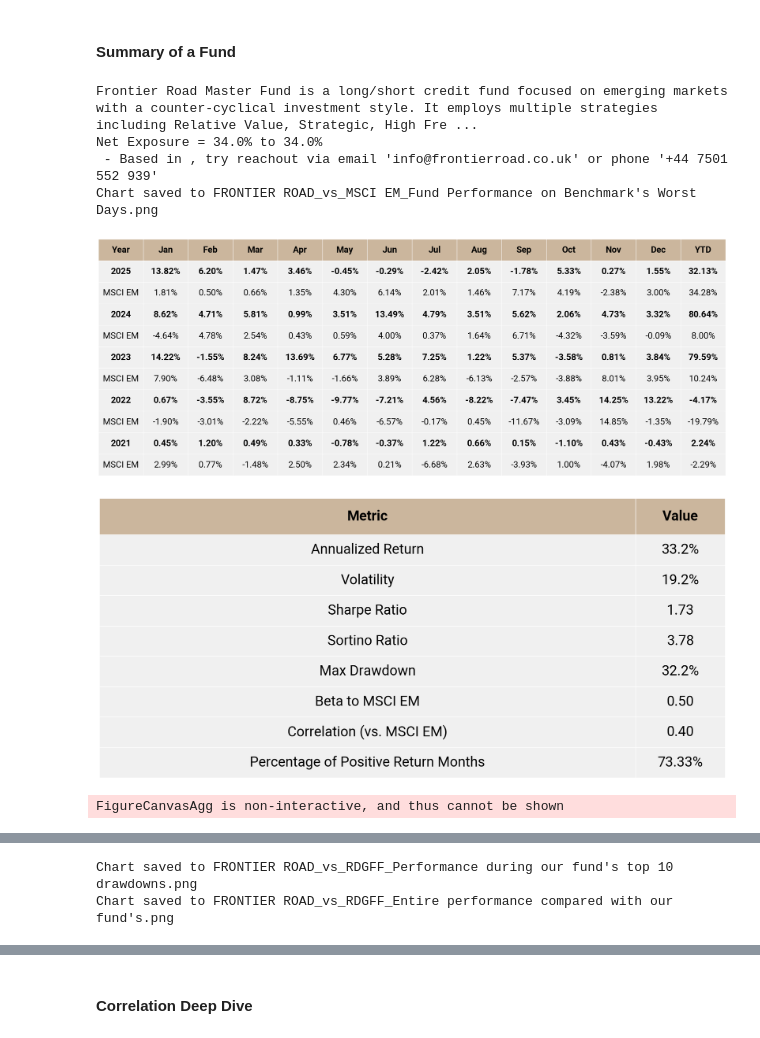
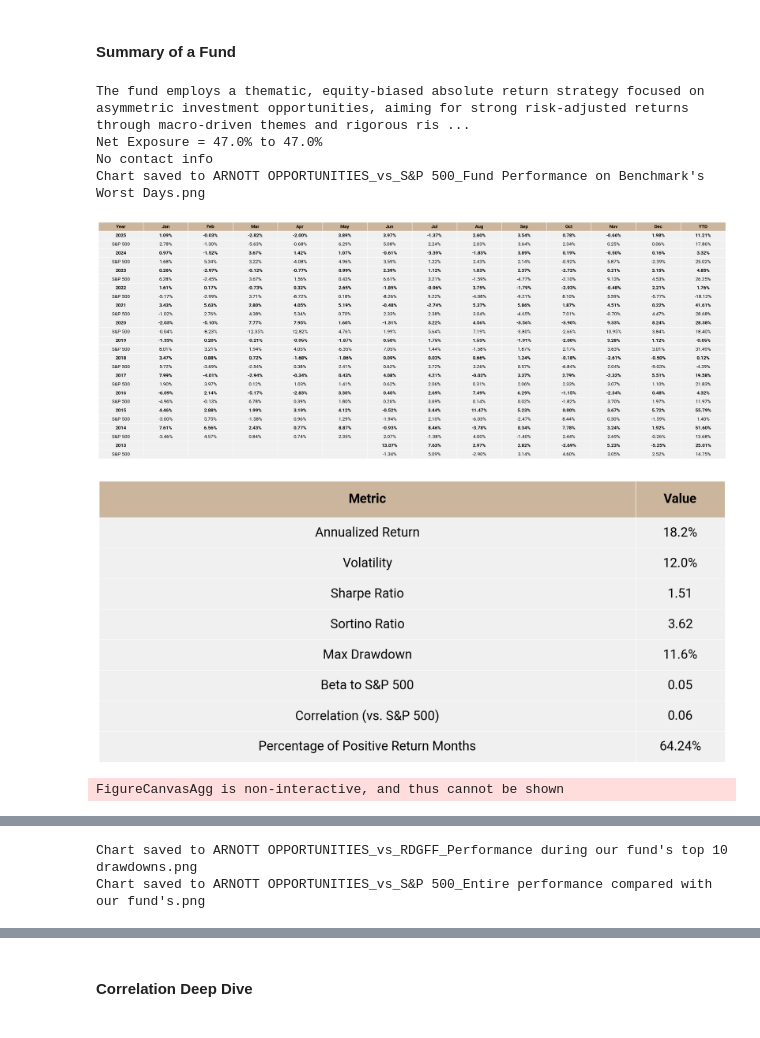
Before and after one commit to python-Marsh/fofproject, a Jupyter notebook: fund_workstation.ipynb, the cells around one changed output, grey strips where cells are left out. Cells and saved outputs as stored; diff of their text form; code cells hidden in the pictures.

```diff
--- a/fund_workstation.ipynb
+++ b/fund_workstation.ipynb
@@ -223,15 +219,15 @@ print(stats)
 #### Summary of a Fund
 # %%
 # our_index = ['EUREKAHEDGE WORLD', 'MSCI CHINA',	'MSCI WORLD', 'EUREKAHEDGE ASIA', 'TOPIX', 'S&P 500', 'SOX', 'KOSPI', 'TAIEX', 'MSCI EM', 'RUSSELL 2000', 'STOXX 600', 'STOXX 50', 'FTSE UK', 'US HEALTHCARE', 'US FINANCIAL', 'US ENERGY', 'COMMODITY']
-fund_name = 'FRONTIER ROAD'
-funds[fund_name].summary_of_a_fund(benchmark_fund=funds['MSCI EM'],language="en",save=True)
+fund_name = 'ARNOTT OPPORTUNITIES'
+funds[fund_name].summary_of_a_fund(benchmark_fund=funds['S&P 500'],language="en",save=True)
 funds[fund_name].compare_worst_performance(funds['RDGFF'], title="Performance during our fund's top 10 drawdowns", n_worst=10,  save=True)
-funds[fund_name].compare_worst_performance(funds['RDGFF'], title="Entire performance compared with our fund's" ,n_worst=100,  save=True)
+funds[fund_name].compare_worst_performance(funds['S&P 500'], title="Entire performance compared with our fund's" ,n_worst=100,  save=True)
 # %% [output]
-Frontier Road Master Fund is a long/short credit fund focused on emerging markets with a counter-cyclical investment style. It employs multiple strategies including Relative Value, Strategic, High Fre ...
-Net Exposure = 34.0% to 34.0%
- - Based in , try reachout via email 'info@frontierroad.co.uk' or phone '+44 7501 552 939'
-Chart saved to FRONTIER ROAD_vs_MSCI EM_Fund Performance on Benchmark's Worst Days.png
+The fund employs a thematic, equity-biased absolute return strategy focused on asymmetric investment opportunities, aiming for strong risk-adjusted returns through macro-driven themes and rigorous ris ...
+Net Exposure = 47.0% to 47.0%
+No contact info
+Chart saved to ARNOTT OPPORTUNITIES_vs_S&P 500_Fund Performance on Benchmark's Worst Days.png
-[figure, old version]
+[figure, new version]
-[figure, old version]
+[figure, new version]
 FigureCanvasAgg is non-interactive, and thus cannot be shown
@@ -238,2 +237,2 @@ FigureCanvasAgg is non-interactive, and thus cannot be shown
-Chart saved to FRONTIER ROAD_vs_RDGFF_Performance during our fund's top 10 drawdowns.png
-Chart saved to FRONTIER ROAD_vs_RDGFF_Entire performance compared with our fund's.png
+Chart saved to ARNOTT OPPORTUNITIES_vs_RDGFF_Performance during our fund's top 10 drawdowns.png
+Chart saved to ARNOTT OPPORTUNITIES_vs_S&P 500_Entire performance compared with our fund's.png
```
Also changed, not shown: parts of 5 cells of this notebook, 6 other files.
